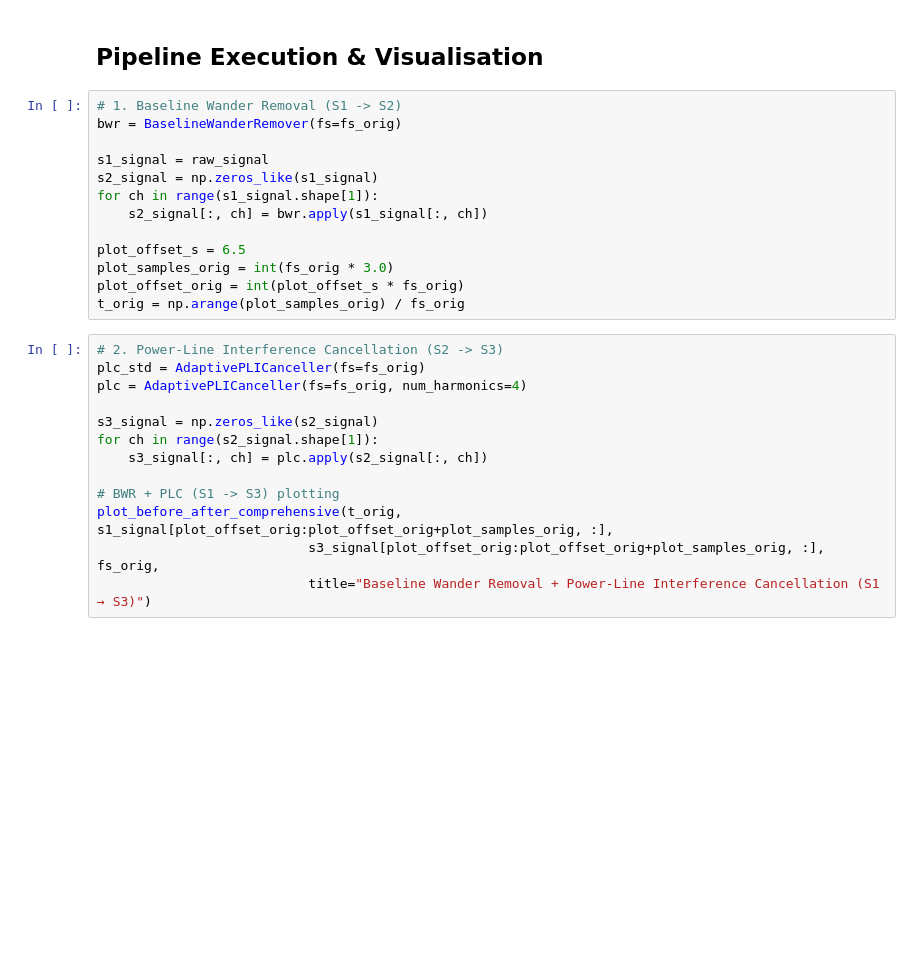
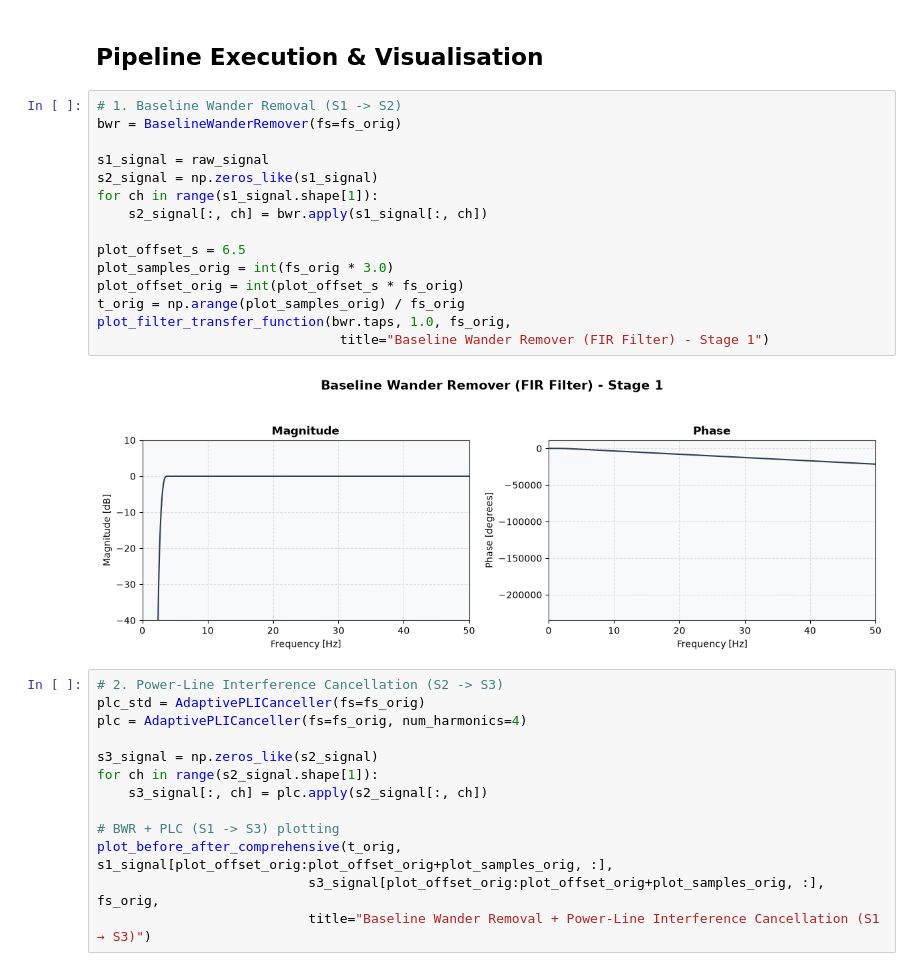
Before and after one commit to fedeceru/BSP_project, a Jupyter notebook: notebooks/main_analysis.ipynb, the cells around one changed output. Cells and saved outputs as stored; diff of their text form; blank space fills up the shorter version.

```diff
--- a/notebooks/main_analysis.ipynb
+++ b/notebooks/main_analysis.ipynb
@@ -81,16 +81,20 @@ a18: 300 NaN samples found in channel(s) [1], interpolating.
 # %%
 # 1. Baseline Wander Removal (S1 -> S2)
 bwr = BaselineWanderRemover(fs=fs_orig)
 
 s1_signal = raw_signal
 s2_signal = np.zeros_like(s1_signal)
 for ch in range(s1_signal.shape[1]):
     s2_signal[:, ch] = bwr.apply(s1_signal[:, ch])
 
 plot_offset_s = 6.5
 plot_samples_orig = int(fs_orig * 3.0)
 plot_offset_orig = int(plot_offset_s * fs_orig)
 t_orig = np.arange(plot_samples_orig) / fs_orig
+plot_filter_transfer_function(bwr.taps, 1.0, fs_orig,
+                               title="Baseline Wander Remover (FIR Filter) - Stage 1")
+# %% [output]
+[figure, added]
 # %%
 # 2. Power-Line Interference Cancellation (S2 -> S3)
 plc_std = AdaptivePLICanceller(fs=fs_orig)
```
Also changed, not shown: parts of 4 cells of this notebook, 7 other files.
